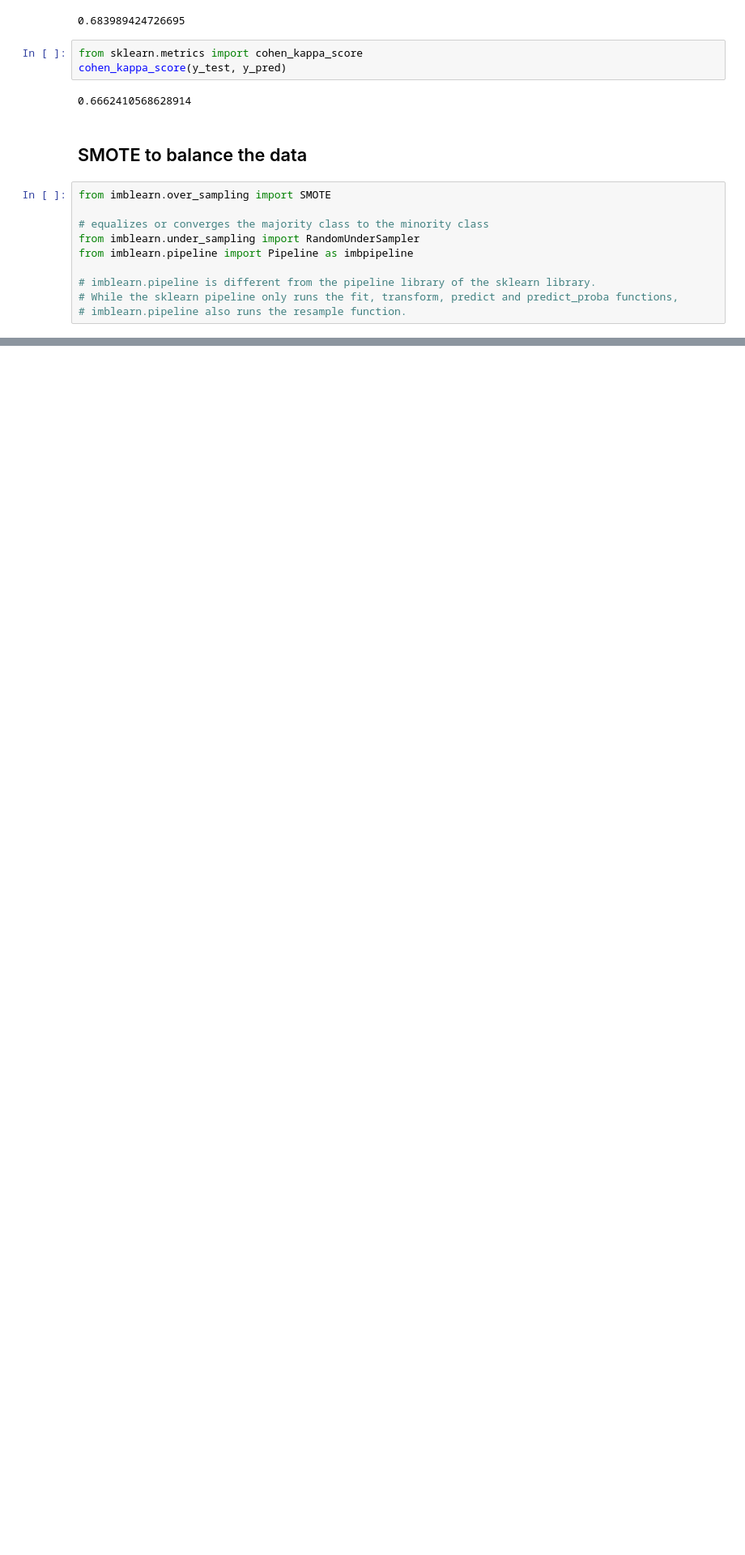
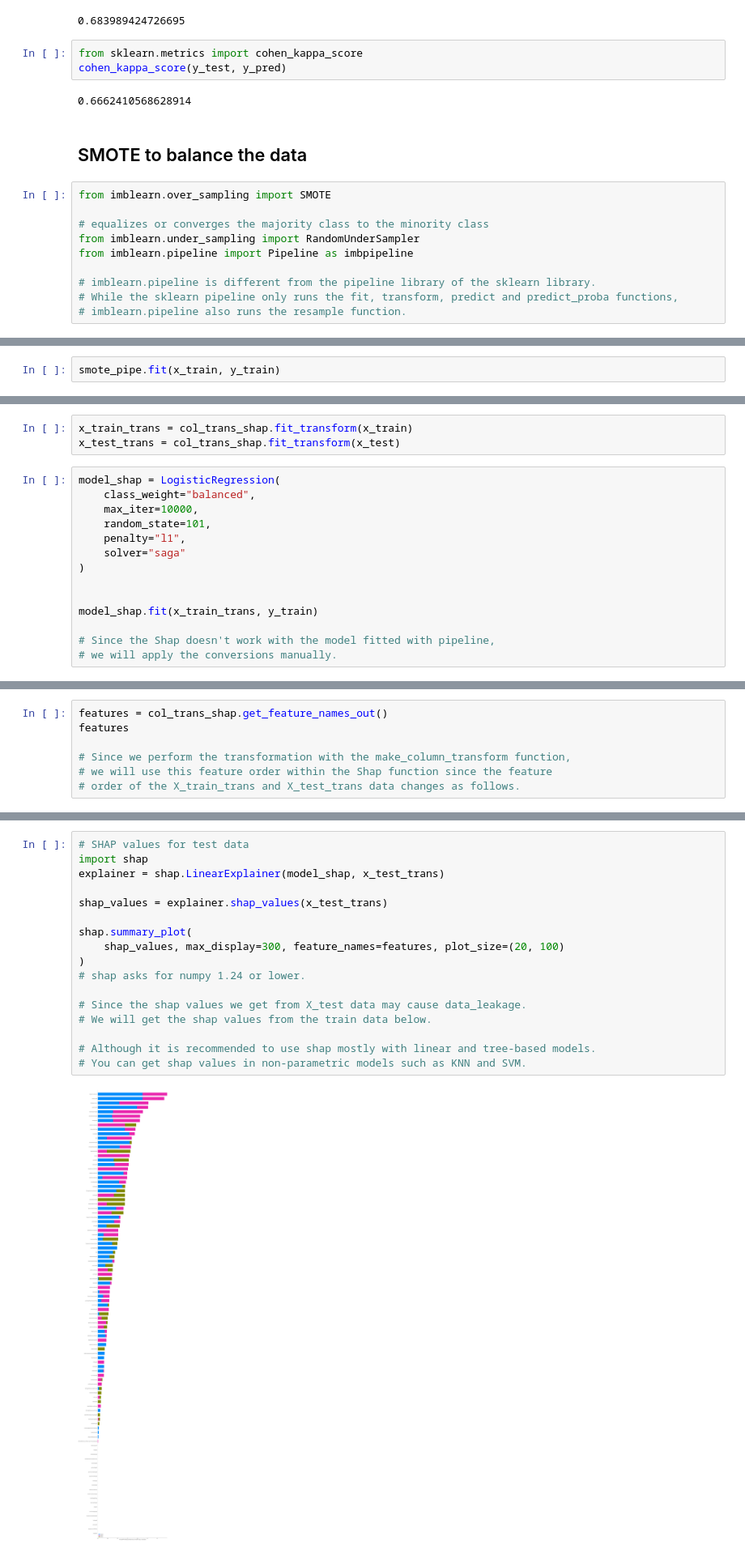
Before and after one commit to Hessa-Alharbi/Soldier-Race-Project, a Jupyter notebook: models/compare.ipynb, the cells around one changed output, grey strips where cells are left out. Shown at 81% size. Drawn from its saved outputs; the diff is of its cells as text; blank space fills up the shorter version.

```diff
--- a/models/compare.ipynb
+++ b/models/compare.ipynb
@@ -180,0 +316,2 @@ from imblearn.pipeline import Pipeline as imbpipeline
+# %%
+smote_pipe.fit(x_train, y_train)
@@ -180,0 +416,17 @@ from imblearn.pipeline import Pipeline as imbpipeline
+# %%
+x_train_trans = col_trans_shap.fit_transform(x_train)
+x_test_trans = col_trans_shap.fit_transform(x_test)
+# %%
+model_shap = LogisticRegression(
+    class_weight="balanced",
+    max_iter=10000,
+    random_state=101,
+    penalty="l1",
+    solver="saga"
+)
+
+
+model_shap.fit(x_train_trans, y_train)
+
+# Since the Shap doesn't work with the model fitted with pipeline,
+# we will apply the conversions manually.
@@ -180,0 +489,7 @@ from imblearn.pipeline import Pipeline as imbpipeline
+# %%
+features = col_trans_shap.get_feature_names_out()
+features
+
+# Since we perform the transformation with the make_column_transform function,
+# we will use this feature order within the Shap function since the feature
+# order of the X_train_trans and X_test_trans data changes as follows.
@@ -180,0 +514,19 @@ from imblearn.pipeline import Pipeline as imbpipeline
+# %%
+# SHAP values for test data
+import shap
+explainer = shap.LinearExplainer(model_shap, x_test_trans)
+
+shap_values = explainer.shap_values(x_test_trans)
+
+shap.summary_plot(
+    shap_values, max_display=300, feature_names=features, plot_size=(20, 100)
+)
+# shap asks for numpy 1.24 or lower.
+
+# Since the shap values we get from X_test data may cause data_leakage.
+# We will get the shap values from the train data below.
+
+# Although it is recommended to use shap mostly with linear and tree-based models.
+# You can get shap values in non-parametric models such as KNN and SVM.
+# %% [output]
+[figure, added]
```
Also changed, not shown: parts of 44 cells of this notebook.
